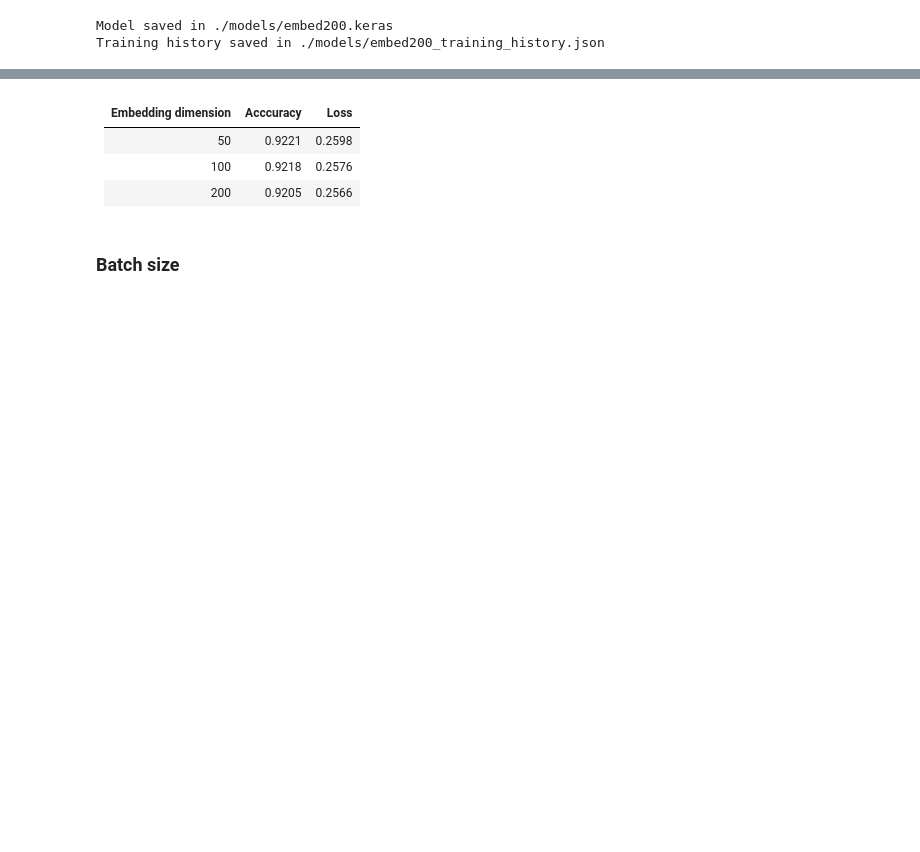
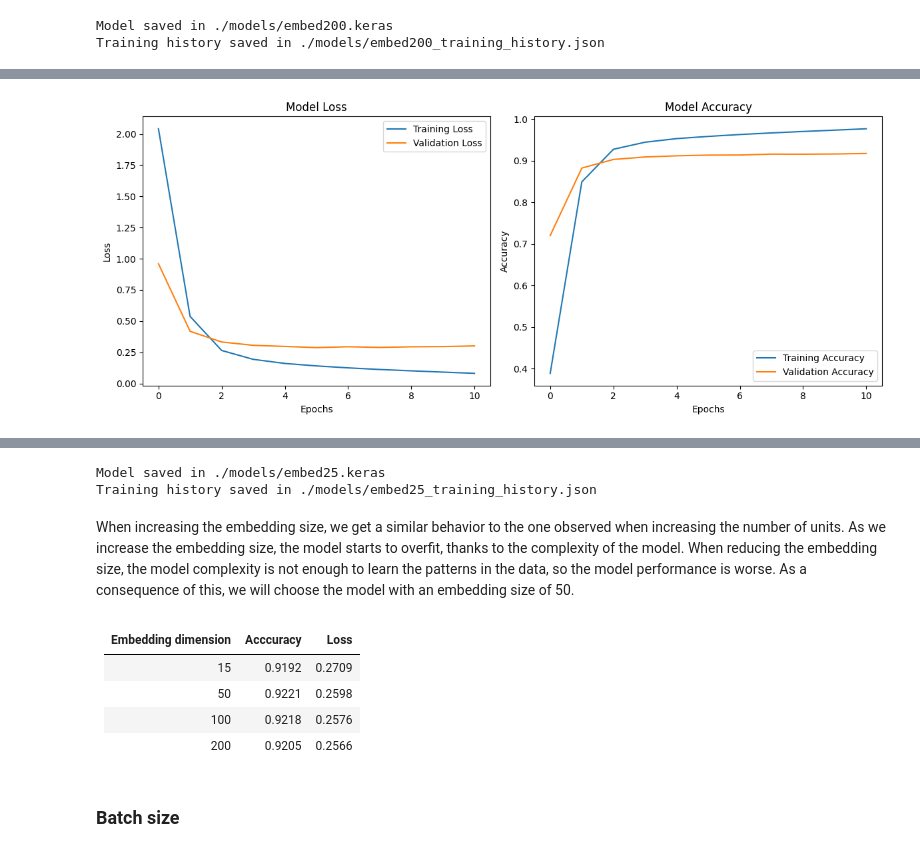
Before and after one commit to elipitav/P1_NLU_PoS_Tagger, a Jupyter notebook: tagger.ipynb, the cells around one changed output, grey strips where cells are left out. Drawn from its saved outputs; the diff is of its cells as text; code cells hidden in the pictures; blank space fills up the shorter version.

Commit message:
English tagger finished

```diff
--- a/tagger.ipynb
+++ b/tagger.ipynb
@@ -527,3 +581,22 @@ eng_tagger.save_model(model_filename = "embed200")
 # %% [output]
 Model saved in ./models/embed200.keras
 Training history saved in ./models/embed200_training_history.json
+# %%
+# To create the model
+# eng_tagger.build_model(
+#     vocabulary_size = 10000,
+#     units = 64,
+#     output_dim = 25,
+#     bidirectional = True
+# )
+# To load the same model already trained
+eng_tagger.load_model("embed25")
+
+# To train the model
+# eng_tagger.train(
+#     batch_size = 64,
+#     optimizer = "adam",
+#     metrics=["accuracy"]
+# )
+# To show the training history of the model already trained
+eng_tagger.show_training_log()
@@ -529,0 +616,5 @@ Training history saved in ./models/embed200_training_history.json
+# %%
+eng_tagger.plot_training_history()
+eng_tagger.evaluate()
+# %% [output]
+[figure, added]
@@ -530,2 +622,9 @@ Training history saved in ./models/embed200_training_history.json
+# %%
+eng_tagger.save_model(model_filename = "embed25")
+# %% [output]
+Model saved in ./models/embed25.keras
+Training history saved in ./models/embed25_training_history.json
+# %% [markdown]
+When increasing the embedding size, we get a similar behavior to the one observed when increasing the number of units. As we increase the embedding size, the model starts to overfit, thanks to the complexity of the model. When reducing the embedding size, the model complexity is not enough to learn the patterns in the data, so the model performance is worse. As a consequence of this, we will choose the model with an embedding size of 50.
 # %%
 
@@ -536,6 +636,7 @@ fig.show()
 # %% [markdown]
 | **Embedding dimension** | **Acccuracy** | **Loss** |
 |:-----------------------:|:-------------:|:--------:|
+|            15           |     0.9192    |  0.2709  |
 |            50           |     0.9221    |  0.2598  |
 |           100           |     0.9218    |  0.2576  |
 |           200           |     0.9205    |  0.2566  |
```
Also changed, not shown: parts of 45 cells of this notebook, 5 other files.
